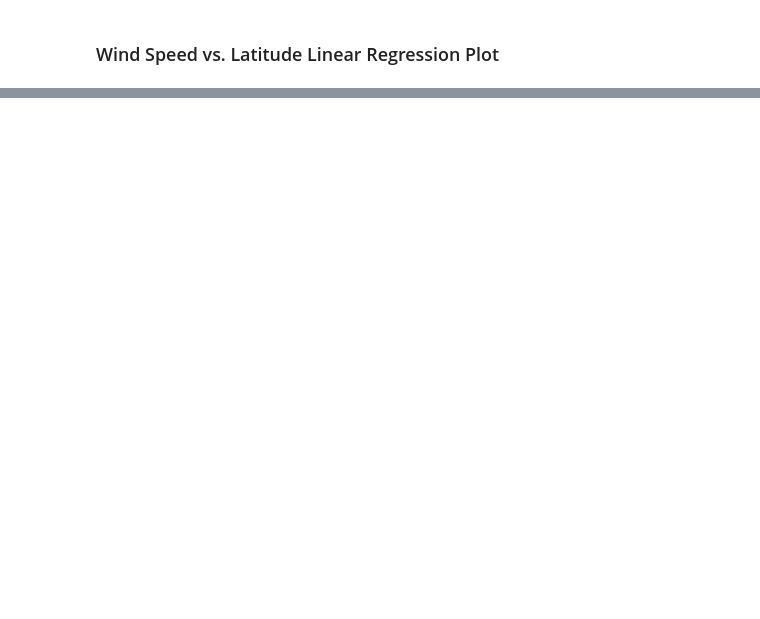
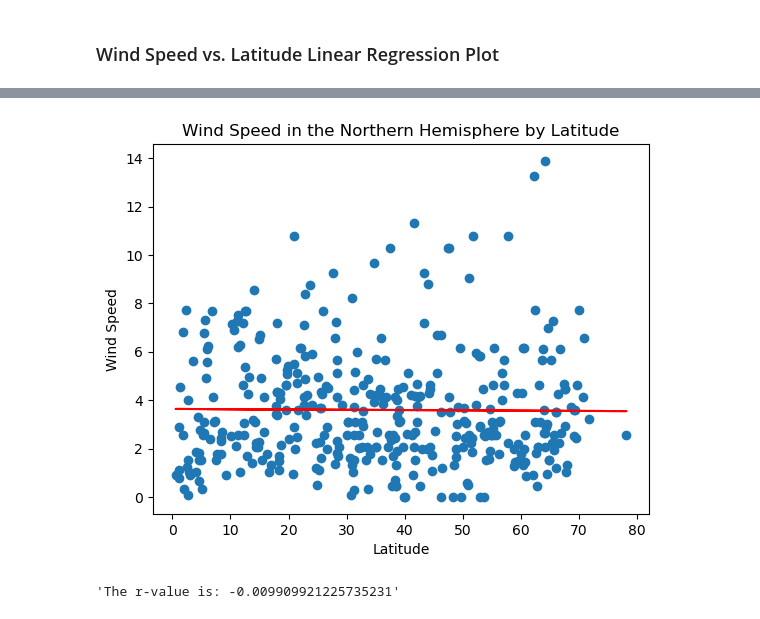
Before and after one commit to atulshi/python-api-challenge, a Jupyter notebook: WeatherPy/WeatherPy.ipynb, the cells around one changed output, grey strips where cells are left out. Saved outputs shown, nothing was run; the diff lists cells and outputs as text; code cells hidden in the pictures; blank space fills up the shorter version.

```diff
--- a/WeatherPy/WeatherPy.ipynb
+++ b/WeatherPy/WeatherPy.ipynb
@@ -365,0 +367,6 @@ The calculated r value for both the data sets are closer towards zero. It sugges
+# %%
+# Northern Hemisphere
+linreg(northern_df["Lat"], northern_df["Wind Speed"], "Wind Speed in the Northern Hemisphere by Latitude", "Latitude", "Wind Speed")
+# %% [output]
+[figure, added]
+'The r-value is: -0.009909921225735231'
```
Also changed, not shown: parts of 11 cells of this notebook.
